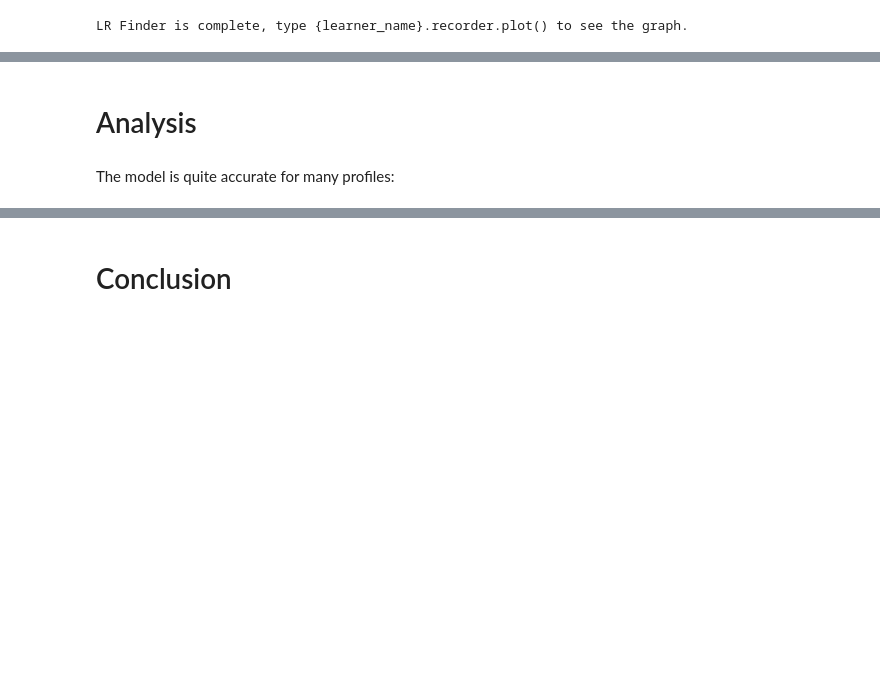
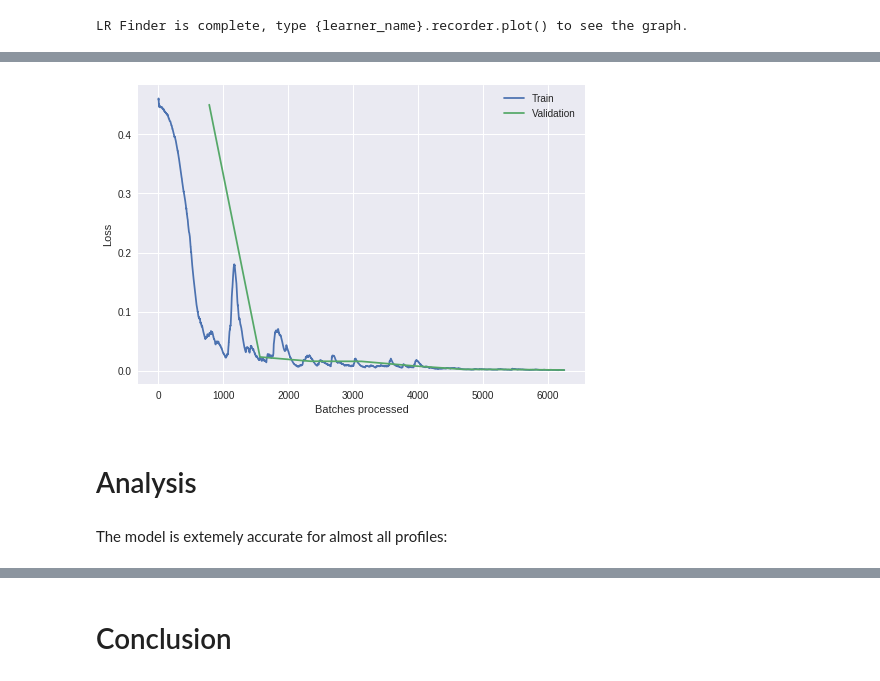
Before and after one commit to yasrynn/ML-Notebooks, a Jupyter notebook: production_seg.ipynb, the cells around one changed output, grey strips where cells are left out. Cells and saved outputs as stored; diff of their text form; code cells hidden in the pictures; blank space fills up the shorter version.

```diff
--- a/production_seg.ipynb
+++ b/production_seg.ipynb
@@ -440,3 +445,7 @@ Total time: 21:51
+# %%
+learn.recorder.plot_losses()
+# %% [output]
+[figure, added]
 # %% [markdown]
 # Analysis
 # %%
@@ -444,2 +453,2 @@ x,y = db.one_batch()
 # %% [markdown]
-The model is quite accurate for many profiles:
+The model is extemely accurate for almost all profiles:
```
Also changed, not shown: parts of 23 cells of this notebook.
